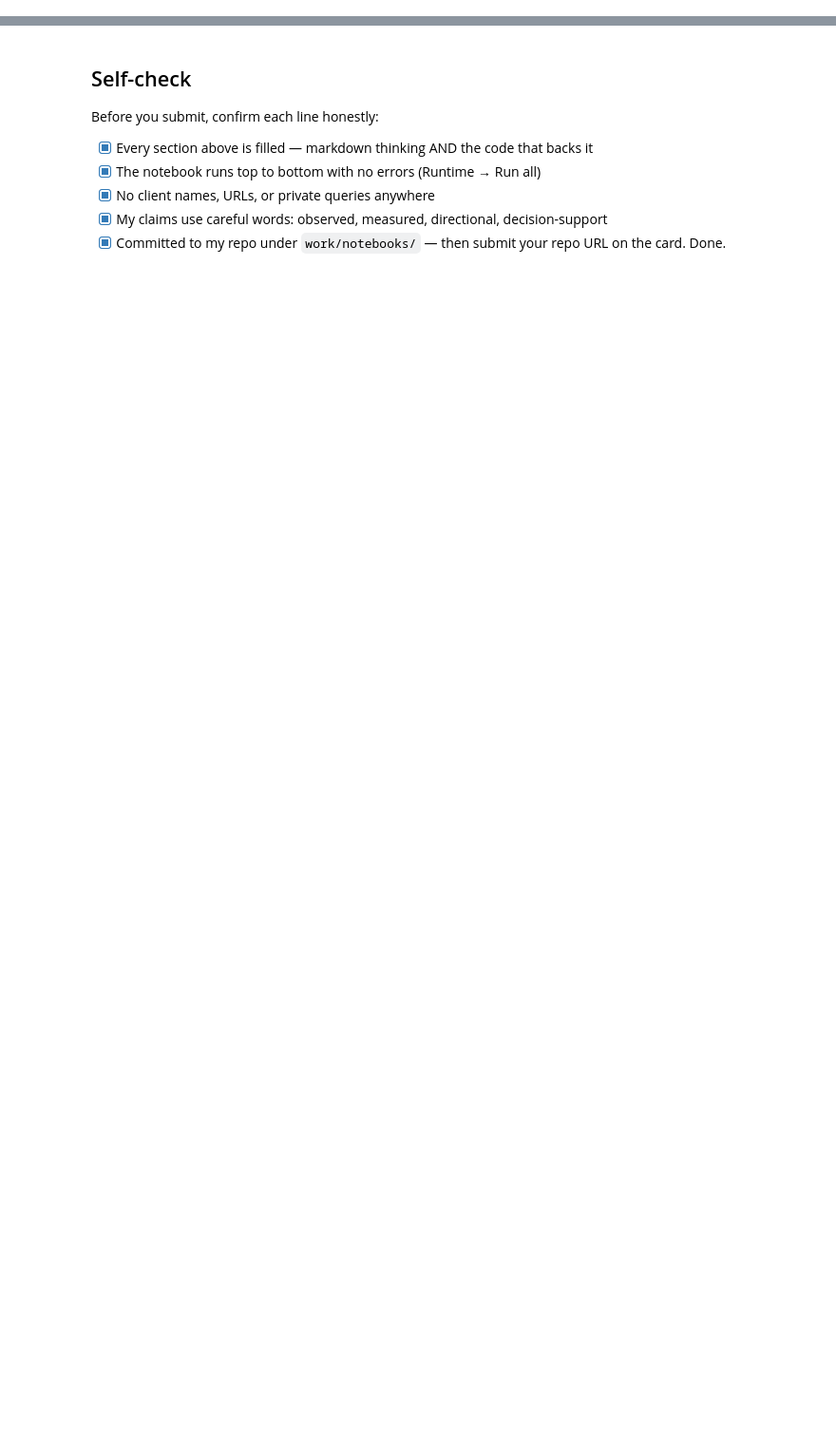
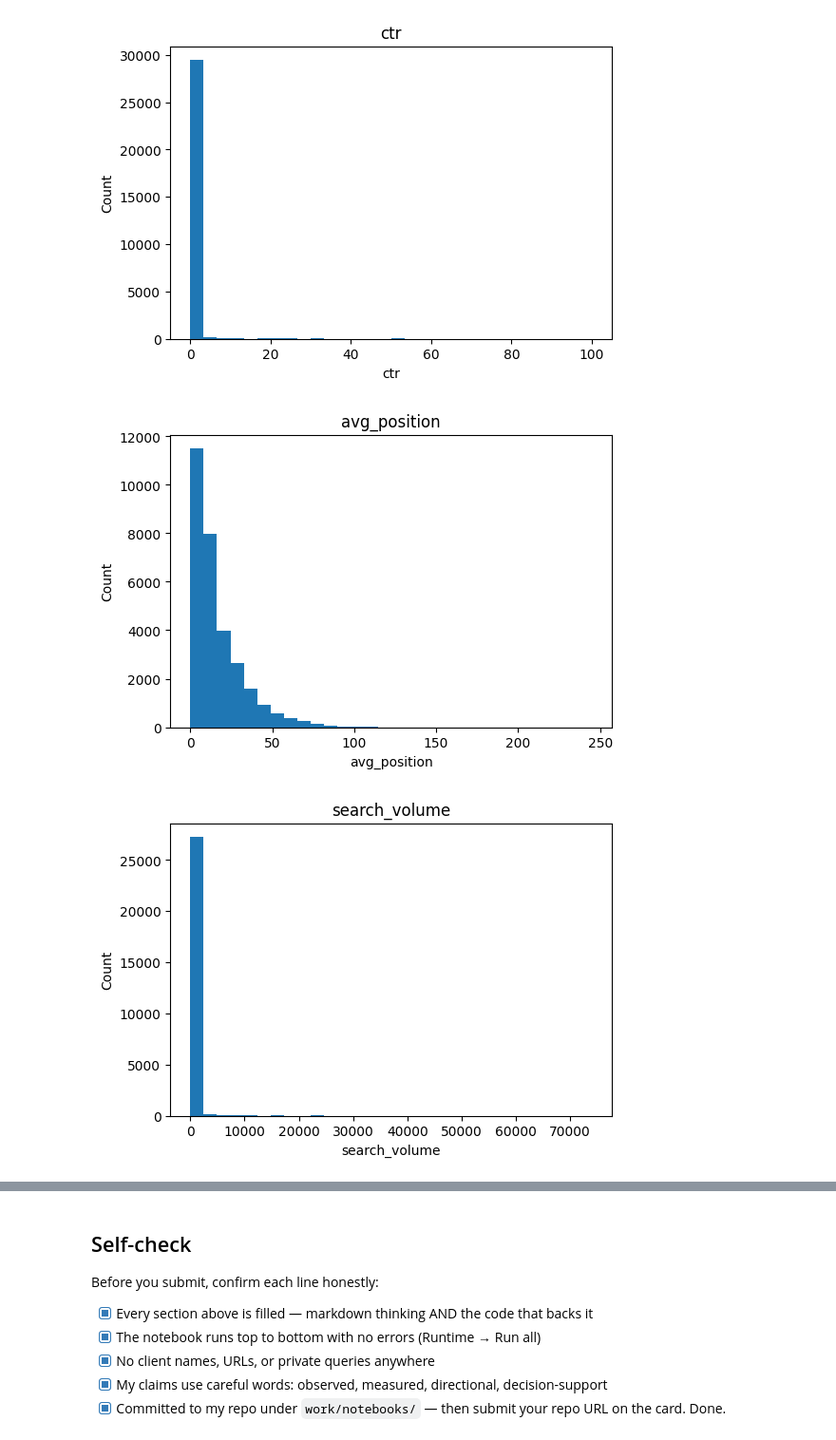
Before and after one commit to sureshbudha879-pixel/flyrank-ml-internship, a Jupyter notebook: work/notebooks/w03_feature_leakage_check.ipynb, the cells around one changed output, grey strips where cells are left out. Shown at 95% size. Drawn from its saved outputs; the diff is of its cells as text; code cells hidden in the pictures; blank space fills up the shorter version.

```diff
--- a/work/notebooks/w03_feature_leakage_check.ipynb
+++ b/work/notebooks/w03_feature_leakage_check.ipynb
@@ -127,0 +43,21 @@ These columns were excluded to reduce leakage risk and improve generalization.
+# %%
+import matplotlib.pyplot as plt
+
+columns = [
+    "ctr",
+    "avg_position",
+    "search_volume",
+    "content_age_days"
+]
+
+for col in columns:
+    plt.figure(figsize=(6,4))
+    plt.hist(df[col].dropna(), bins=30)
+    plt.title(col)
+    plt.xlabel(col)
+    plt.ylabel("Count")
+    plt.show()
+# %% [output]
+[figure, added]
+[figure, added]
+[figure, added]
```
Also changed, not shown: parts of 23 cells of this notebook.
